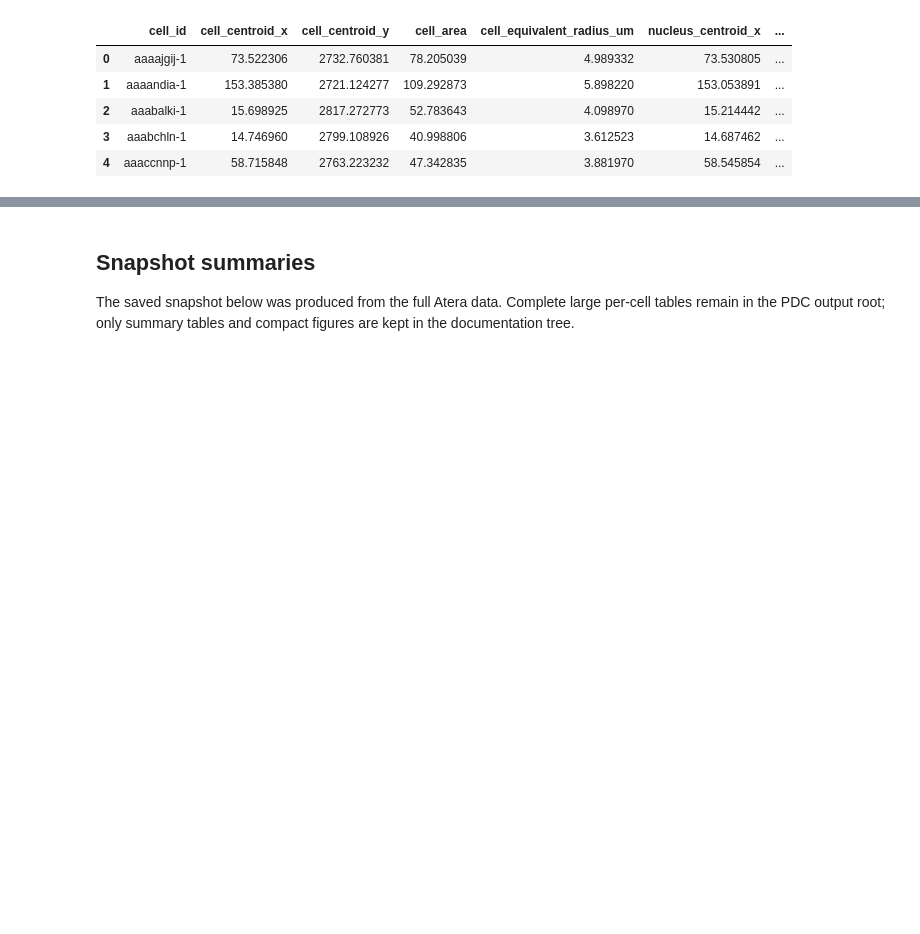
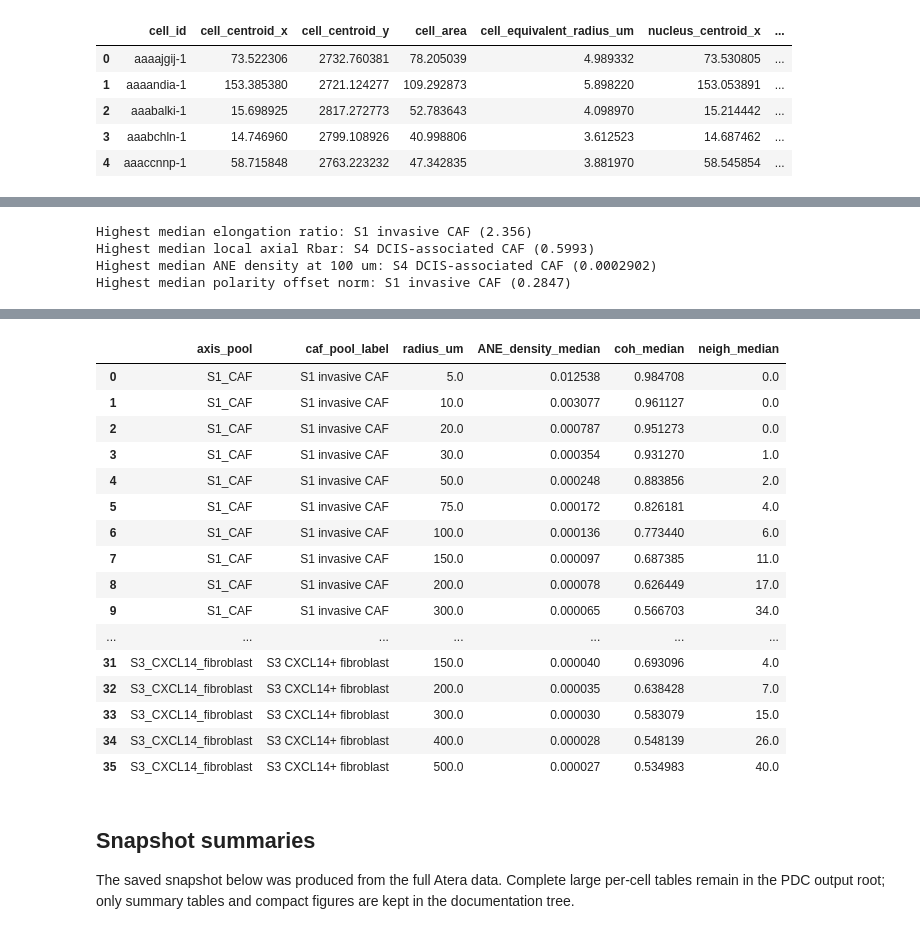
Before and after one commit to hutaobo/pyXenium, a Jupyter notebook: docs/tutorials/mechanostress_atera_pdc.ipynb, the cells around one changed output, grey strips where cells are left out. Saved outputs shown, nothing was run; the diff lists cells and outputs as text; code cells hidden in the pictures; blank space fills up the shorter version.

Commit message:
Add CAF comparison to mechanostress tutorial

```diff
--- a/docs/tutorials/mechanostress_atera_pdc.ipynb
+++ b/docs/tutorials/mechanostress_atera_pdc.ipynb
@@ -354,0 +537,31 @@ else:
+# %%
+caf_summary = pd.read_csv(STATIC_DIR / "caf_mechanical_comparison_summary.csv")
+caf_axis_strength = pd.read_csv(STATIC_DIR / "caf_axis_strength_by_radius.csv")
+caf_orientation = pd.read_csv(STATIC_DIR / "caf_orientation_summary.csv")
+caf_polarity = pd.read_csv(STATIC_DIR / "caf_polarity_summary.csv")
+
+metric_labels = {
+    "er_median": "median elongation ratio",
+    "local_rbar_median": "median local axial Rbar",
+    "ANE_density_median": "median ANE density at 100 um",
+    "offset_norm_median": "median polarity offset norm",
+}
+for column, label in metric_labels.items():
+    source = caf_summary
+    if column == "ANE_density_median":
+        source = caf_axis_strength.loc[caf_axis_strength["radius_um"].eq(CAF_COMPARISON_RADIUS_UM)]
+    values = pd.to_numeric(source[column], errors="coerce")
+    if values.notna().any():
+        row = source.loc[values.idxmax()]
+        print(f"Highest {label}: {row['caf_pool_label']} ({values.max():.4g})")
+
+display(caf_summary[[
+    "axis_pool", "caf_pool_label", "n_caf_cells", "n_er_ge_2", "er_median",
+    "local_rbar_median", "ANE_density_median", "offset_norm_median", "polarized_fraction",
+]])
+display(caf_axis_strength[["axis_pool", "caf_pool_label", "radius_um", "ANE_density_median", "coh_median", "neigh_median"]].head(36))
+# %% [output]
+Highest median elongation ratio: S1 invasive CAF (2.356)
+Highest median local axial Rbar: S4 DCIS-associated CAF (0.5993)
+Highest median ANE density at 100 um: S4 DCIS-associated CAF (0.0002902)
+Highest median polarity offset norm: S1 invasive CAF (0.2847)
@@ -355,3 +572,20 @@ else:
+|  | axis_pool | caf_pool_label | radius_um | ANE_density_median | coh_median | neigh_median |
+| 0 | S1_CAF | S1 invasive CAF | 5.0 | 0.012538 | 0.984708 | 0.0 |
+| 1 | S1_CAF | S1 invasive CAF | 10.0 | 0.003077 | 0.961127 | 0.0 |
+| 2 | S1_CAF | S1 invasive CAF | 20.0 | 0.000787 | 0.951273 | 0.0 |
+| 3 | S1_CAF | S1 invasive CAF | 30.0 | 0.000354 | 0.931270 | 1.0 |
+| 4 | S1_CAF | S1 invasive CAF | 50.0 | 0.000248 | 0.883856 | 2.0 |
+| 5 | S1_CAF | S1 invasive CAF | 75.0 | 0.000172 | 0.826181 | 4.0 |
+| 6 | S1_CAF | S1 invasive CAF | 100.0 | 0.000136 | 0.773440 | 6.0 |
+| 7 | S1_CAF | S1 invasive CAF | 150.0 | 0.000097 | 0.687385 | 11.0 |
+| 8 | S1_CAF | S1 invasive CAF | 200.0 | 0.000078 | 0.626449 | 17.0 |
+| 9 | S1_CAF | S1 invasive CAF | 300.0 | 0.000065 | 0.566703 | 34.0 |
+| ... | ... | ... | ... | ... | ... | ... |
+| 31 | S3_CXCL14_fibroblast | S3 CXCL14+ fibroblast | 150.0 | 0.000040 | 0.693096 | 4.0 |
+| 32 | S3_CXCL14_fibroblast | S3 CXCL14+ fibroblast | 200.0 | 0.000035 | 0.638428 | 7.0 |
+| 33 | S3_CXCL14_fibroblast | S3 CXCL14+ fibroblast | 300.0 | 0.000030 | 0.583079 | 15.0 |
+| 34 | S3_CXCL14_fibroblast | S3 CXCL14+ fibroblast | 400.0 | 0.000028 | 0.548139 | 26.0 |
+| 35 | S3_CXCL14_fibroblast | S3 CXCL14+ fibroblast | 500.0 | 0.000027 | 0.534983 | 40.0 |
 # %% [markdown]
 ## Snapshot summaries
 
```
Also changed, not shown: parts of 9 cells of this notebook, 9 other files.
